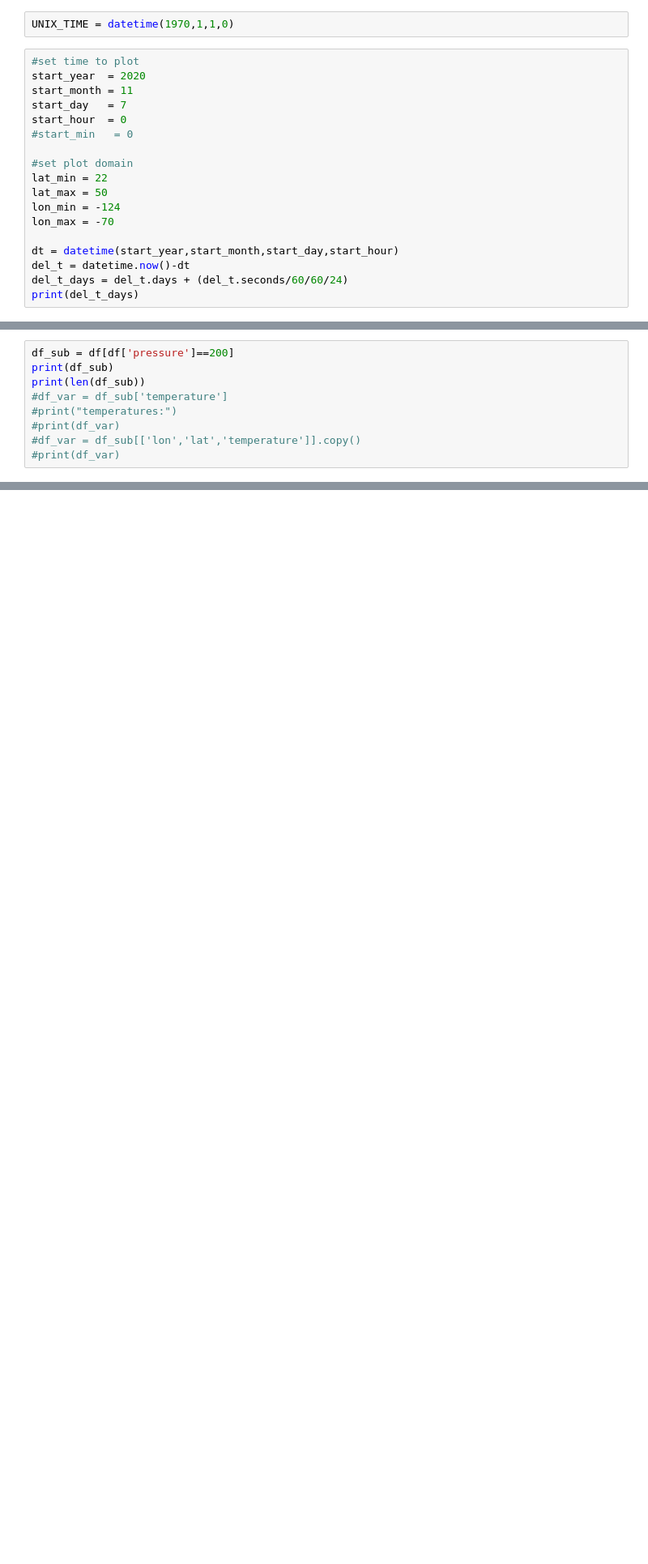
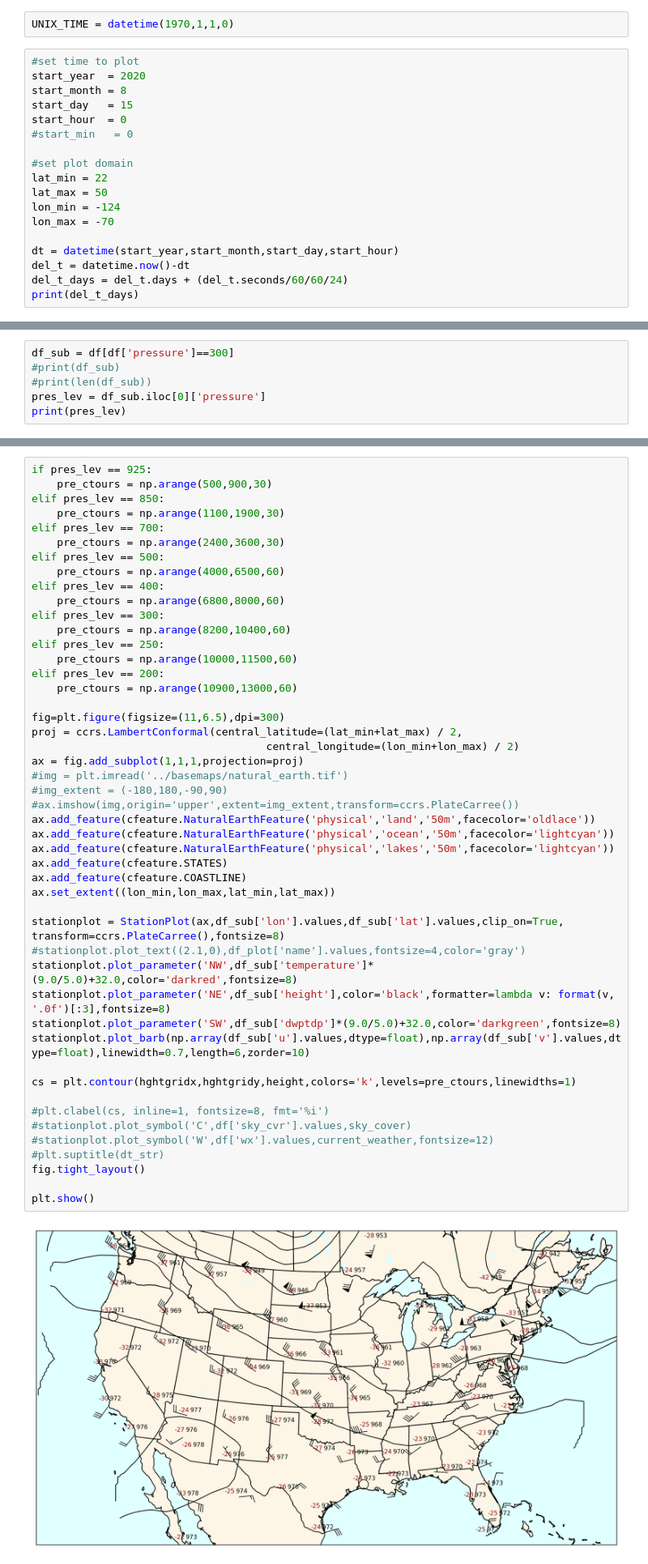
Before and after one commit to josh-nielsen/Non_Thesis_Project, a Jupyter notebook: Scripts_in_development/raobs_Nielsen.ipynb, the cells around one changed output, grey strips where cells are left out. Shown at 81% size. Saved outputs shown, nothing was run; the diff lists cells and outputs as text; blank space fills up the shorter version.

Commit message:
fixed contours

```diff
--- a/Scripts_in_development/raobs_Nielsen.ipynb
+++ b/Scripts_in_development/raobs_Nielsen.ipynb
@@ -30,8 +30,8 @@ UNIX_TIME = datetime(1970,1,1,0)
 # %%
 #set time to plot
 start_year  = 2020
-start_month = 11
-start_day   = 7
+start_month = 8
+start_day   = 15
 start_hour  = 0
 #start_min   = 0
 
@@ -164,10 +164,7 @@ Users can choose between mandatory levels (1000, 925, 850, 700, 500, 400, 300, 2
 # %%
-df_sub = df[df['pressure']==200]
-print(df_sub)
-print(len(df_sub))
-#df_var = df_sub['temperature']
-#print("temperatures:")
-#print(df_var)
-#df_var = df_sub[['lon','lat','temperature']].copy()
-#print(df_var)
+df_sub = df[df['pressure']==300]
+#print(df_sub)
+#print(len(df_sub))
+pres_lev = df_sub.iloc[0]['pressure']
+print(pres_lev)
 # %% [output]
@@ -260,0 +209,50 @@ plt.show()
+# %%
+if pres_lev == 925:
+    pre_ctours = np.arange(500,900,30)
+elif pres_lev == 850:
+    pre_ctours = np.arange(1100,1900,30)
+elif pres_lev == 700:
+    pre_ctours = np.arange(2400,3600,30)
+elif pres_lev == 500:
+    pre_ctours = np.arange(4000,6500,60)
+elif pres_lev == 400:
+    pre_ctours = np.arange(6800,8000,60)
+elif pres_lev == 300:
+    pre_ctours = np.arange(8200,10400,60)
+elif pres_lev == 250:
+    pre_ctours = np.arange(10000,11500,60)
+elif pres_lev == 200:
+    pre_ctours = np.arange(10900,13000,60)
+
+fig=plt.figure(figsize=(11,6.5),dpi=300)
+proj = ccrs.LambertConformal(central_latitude=(lat_min+lat_max) / 2,
+                                     central_longitude=(lon_min+lon_max) / 2)
+ax = fig.add_subplot(1,1,1,projection=proj)
+#img = plt.imread('../basemaps/natural_earth.tif')
+#img_extent = (-180,180,-90,90)
+#ax.imshow(img,origin='upper',extent=img_extent,transform=ccrs.PlateCarree())
+ax.add_feature(cfeature.NaturalEarthFeature('physical','land','50m',facecolor='oldlace'))
+ax.add_feature(cfeature.NaturalEarthFeature('physical','ocean','50m',facecolor='lightcyan'))
+ax.add_feature(cfeature.NaturalEarthFeature('physical','lakes','50m',facecolor='lightcyan'))
+ax.add_feature(cfeature.STATES)
+ax.add_feature(cfeature.COASTLINE)
+ax.set_extent((lon_min,lon_max,lat_min,lat_max))
+
+stationplot = StationPlot(ax,df_sub['lon'].values,df_sub['lat'].values,clip_on=True, transform=ccrs.PlateCarree(),fontsize=8)
+#stationplot.plot_text((2.1,0),df_plot['name'].values,fontsize=4,color='gray')
+stationplot.plot_parameter('NW',df_sub['temperature']*(9.0/5.0)+32.0,color='darkred',fontsize=8)
+stationplot.plot_parameter('NE',df_sub['height'],color='black',formatter=lambda v: format(v, '.0f')[:3],fontsize=8)
+stationplot.plot_parameter('SW',df_sub['dwptdp']*(9.0/5.0)+32.0,color='darkgreen',fontsize=8)
+stationplot.plot_barb(np.array(df_sub['u'].values,dtype=float),np.array(df_sub['v'].values,dtype=float),linewidth=0.7,length=6,zorder=10)
+
+cs = plt.contour(hghtgridx,hghtgridy,height,colors='k',levels=pre_ctours,linewidths=1)
+
+#plt.clabel(cs, inline=1, fontsize=8, fmt='%i')
+#stationplot.plot_symbol('C',df['sky_cvr'].values,sky_cover)
+#stationplot.plot_symbol('W',df['wx'].values,current_weather,fontsize=12)
+#plt.suptitle(dt_str)
+fig.tight_layout()
+
+plt.show()
+# %% [output]
+[figure, added]
```
Also changed, not shown: parts of 10 cells of this notebook.
